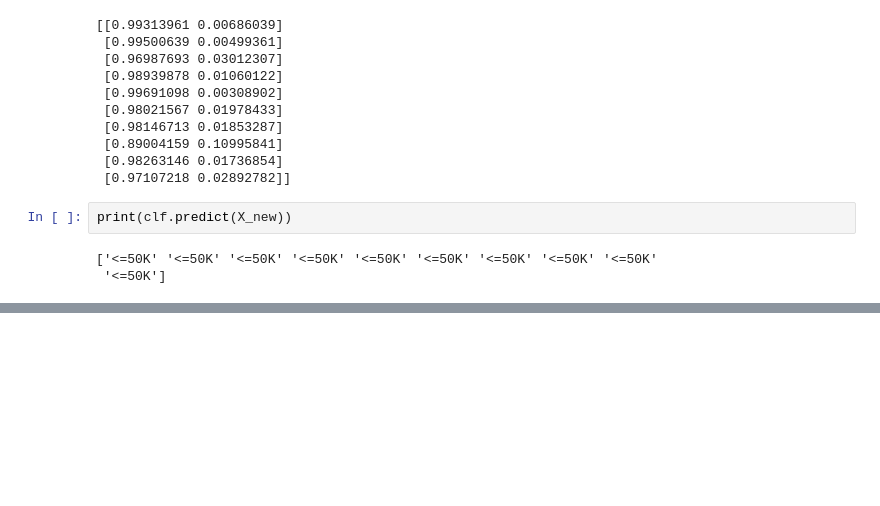
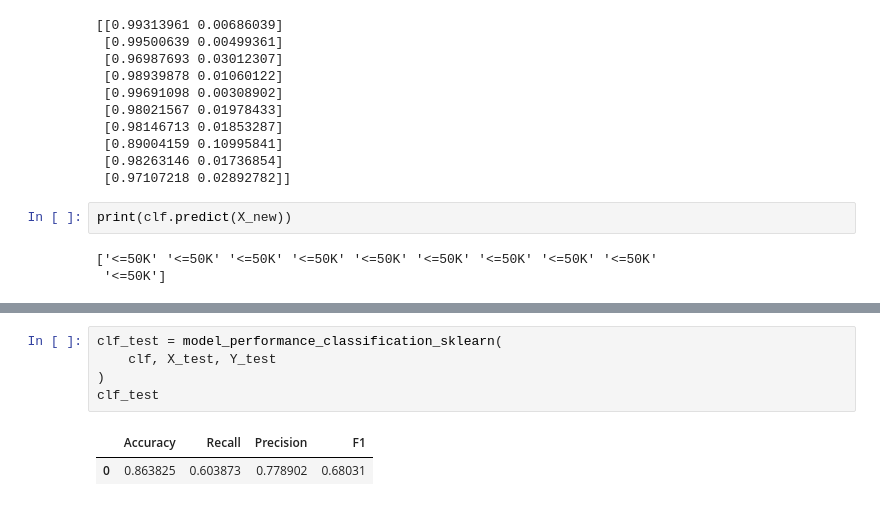
Before and after one commit to Rajesh2015/Supervised-Learning, a Jupyter notebook: M3W3- CS2_Income_classifier - NB.ipynb, the cells around one changed output, grey strips where cells are left out. Drawn from its saved outputs; the diff is of its cells as text; blank space fills up the shorter version.

```diff
--- a/M3W3- CS2_Income_classifier - NB.ipynb
+++ b/M3W3- CS2_Income_classifier - NB.ipynb
@@ -446,0 +536,8 @@ print(clf.predict(X_new))
+# %%
+clf_test = model_performance_classification_sklearn(
+    clf, X_test, Y_test
+)
+clf_test
+# %% [output]
+|  | Accuracy | Recall | Precision | F1 |
+| 0 | 0.863825 | 0.603873 | 0.778902 | 0.68031 |
```
Also changed, not shown: parts of 11 cells of this notebook.
